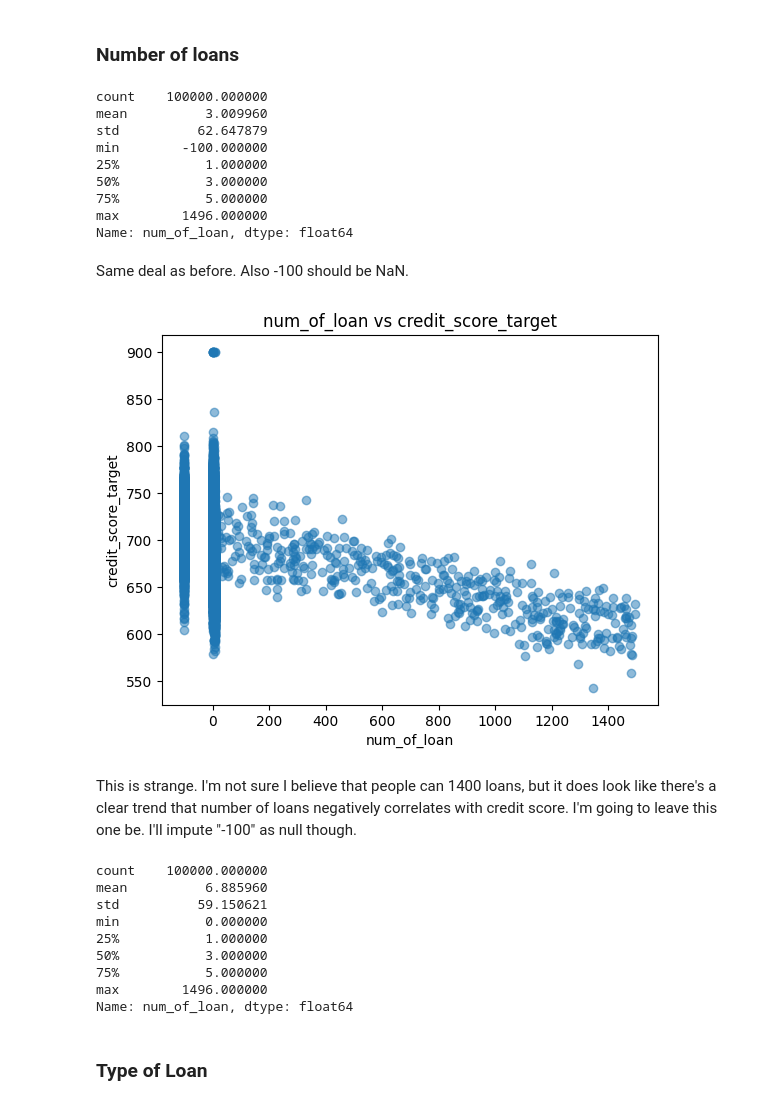
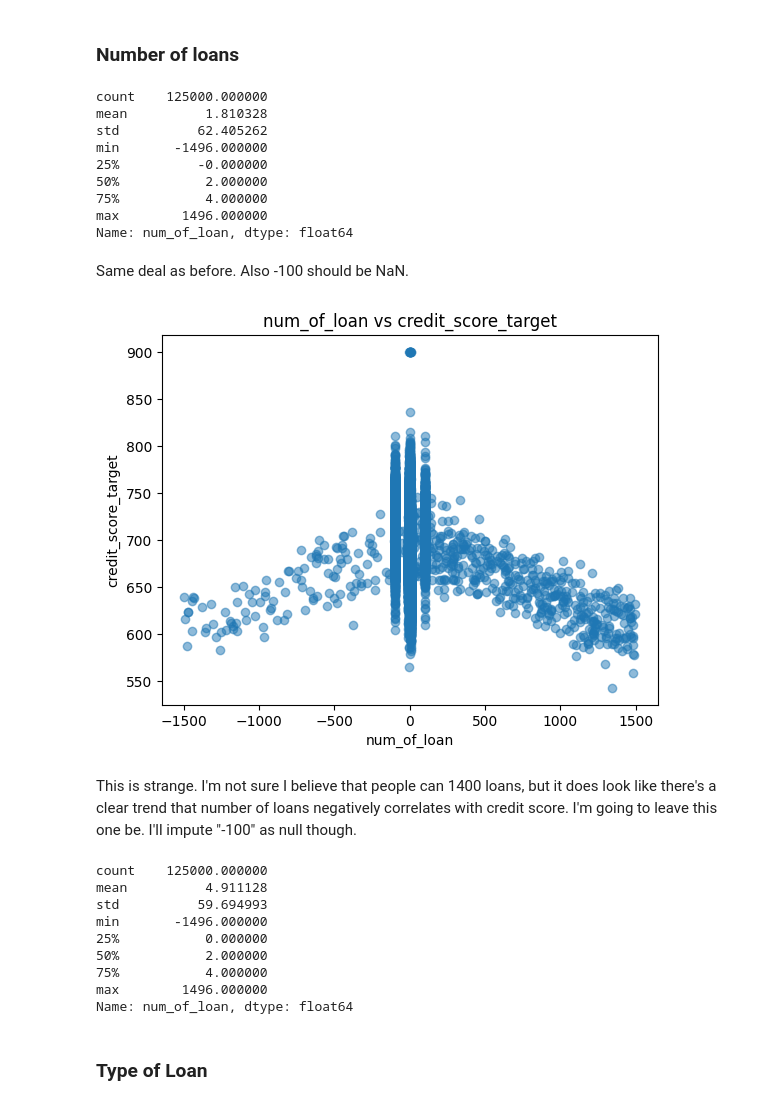
Before and after one commit to jgk-iles/zilch_interview, a Jupyter notebook: notebooks/feature_eda.ipynb, the cells around one changed output. Drawn from its saved outputs; the diff is of its cells as text; code cells hidden in the pictures.

```diff
--- a/notebooks/feature_eda.ipynb
+++ b/notebooks/feature_eda.ipynb
@@ -30,4 +32,5 @@ The autoreload extension is already loaded. To reload it, use:
 # %%
-# Import training dataset
+# Import train and test data
 train_df = pd.read_csv("../data/external/train.csv")
-train_df.info()
+test_df = pd.read_csv("../data/external/test.csv")
+combined_df = pd.concat([train_df, test_df], sort=False).reset_index(drop=True)
@@ -70,8 +55,8 @@ DROP_COLS = [
     "national_insurance_number",
 ]
 
-train_df_light = train_df.drop(columns=DROP_COLS)
-print(f"Remaining columns: {train_df_light.columns.to_list()}")
+combined_df_light = combined_df.drop(columns=DROP_COLS)
+print(f"Remaining columns: {combined_df_light.columns.to_list()}")
 # %% [output]
 Remaining columns: ['age', 'occupation', 'annual_income', 'monthly_inhand_salary', 'num_bank_accounts', 'num_credit_card', 'interest_rate', 'num_of_loan', 'type_of_loan', 'delay_from_due_date', 'num_o ...
 # %% [markdown]
@@ -521,37 +494,37 @@ Interest rates are negatively correlated with credit score as expected.
 # %% [markdown]
 ### Number of loans
 # %%
-train_df_light["num_of_loan"].describe()
+combined_df_light["num_of_loan"].describe()
 # %% [output]
-count    100000.000000
-mean          3.009960
-std          62.647879
-min        -100.000000
-25%           1.000000
-50%           3.000000
-75%           5.000000
+count    125000.000000
+mean          1.810328
+std          62.405262
+min       -1496.000000
+25%          -0.000000
+50%           2.000000
+75%           4.000000
 max        1496.000000
 Name: num_of_loan, dtype: float64
 # %% [markdown]
 Same deal as before. Also -100 should be NaN.
 # %%
-plot_numerical_feature_vs_target(train_df_light, "num_of_loan")
+plot_numerical_feature_vs_target(combined_df_light, "num_of_loan")
 # %% [output]
-[figure, old version]
+[figure, new version]
 # %% [markdown]
 This is strange. I'm not sure I believe that people can 1400 loans, but it does look like there's a clear trend that number of loans negatively correlates with credit score. I'm going to leave this one be. I'll impute "-100" as null though.
 # %%
 minus_100_remover = SimpleImputer(missing_values=-100, strategy="constant", fill_value=None)
-train_df_cleaned["num_of_loan"] = minus_100_remover.fit_transform(train_df_light[["num_of_loan"]])
-train_df_cleaned["num_of_loan"].describe()
+combined_df_clean["num_of_loan"] = minus_100_remover.fit_transform(combined_df_light[["num_of_loan"]])
+combined_df_clean["num_of_loan"].describe()
 # %% [output]
-count    100000.000000
-mean          6.885960
-std          59.150621
-min           0.000000
-25%           1.000000
-50%           3.000000
-75%           5.000000
+count    125000.000000
+mean          4.911128
+std          59.694993
+min       -1496.000000
+25%           0.000000
+50%           2.000000
+75%           4.000000
 max        1496.000000
 Name: num_of_loan, dtype: float64
 # %% [markdown]
```
Also changed, not shown: parts of 90 cells of this notebook.
